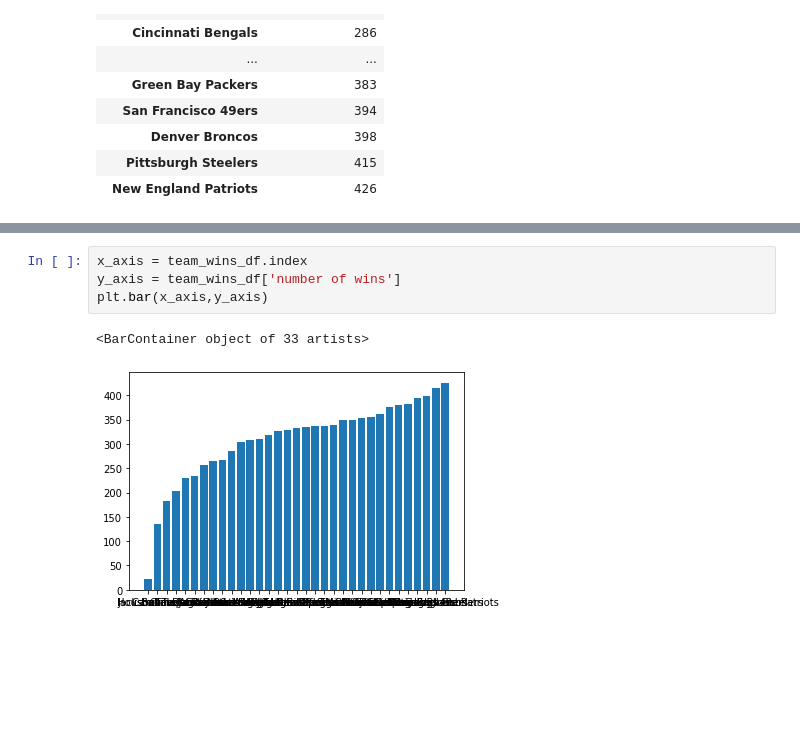
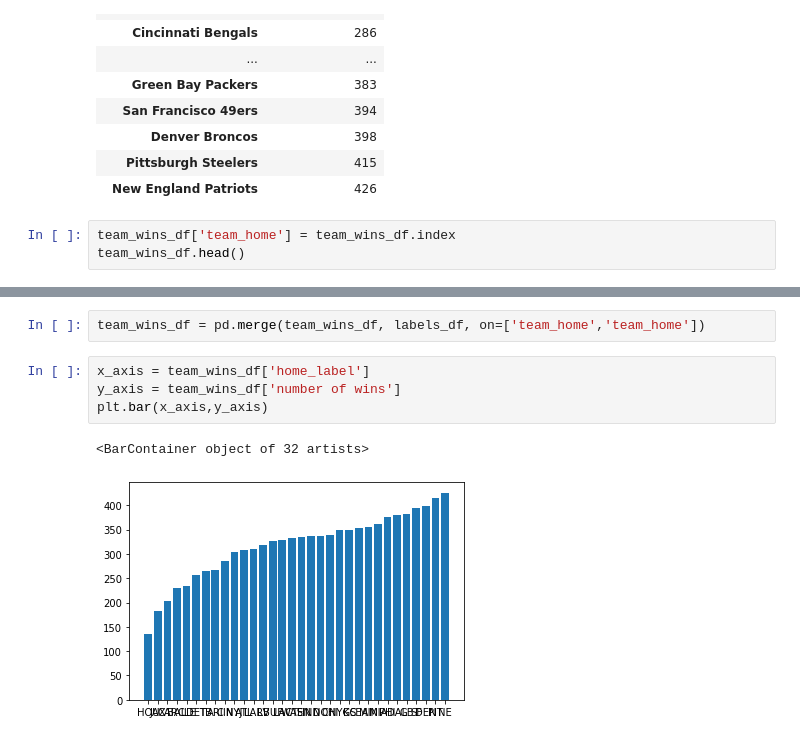
Before and after one commit to mroot9519/nfl, a Jupyter notebook: basic_research.ipynb, the cells around one changed output, grey strips where cells are left out. Cells and saved outputs as stored; diff of their text form; blank space fills up the shorter version.

Commit message:
added bar graph with wins

```diff
--- a/basic_research.ipynb
+++ b/basic_research.ipynb
@@ -310,3 +310,6 @@ team_wins_df
 | Denver Broncos | 398 |
 | Pittsburgh Steelers | 415 |
 | New England Patriots | 426 |
+# %%
+team_wins_df['team_home'] = team_wins_df.index
+team_wins_df.head()
@@ -313,7 +324,9 @@ team_wins_df
+# %%
+team_wins_df = pd.merge(team_wins_df, labels_df, on=['team_home','team_home'])
 # %%
-x_axis = team_wins_df.index
+x_axis = team_wins_df['home_label']
 y_axis = team_wins_df['number of wins']
 plt.bar(x_axis,y_axis)
 # %% [output]
-<BarContainer object of 33 artists>
+<BarContainer object of 32 artists>
-[figure, old version]
+[figure, new version]
```
Also changed, not shown: parts of 2 cells of this notebook.
